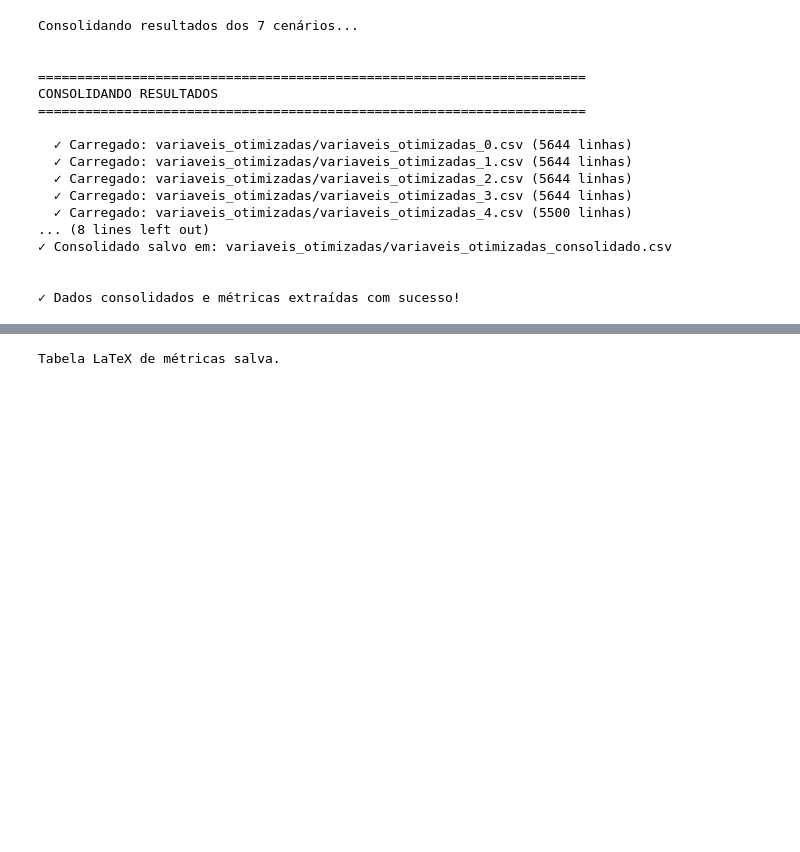
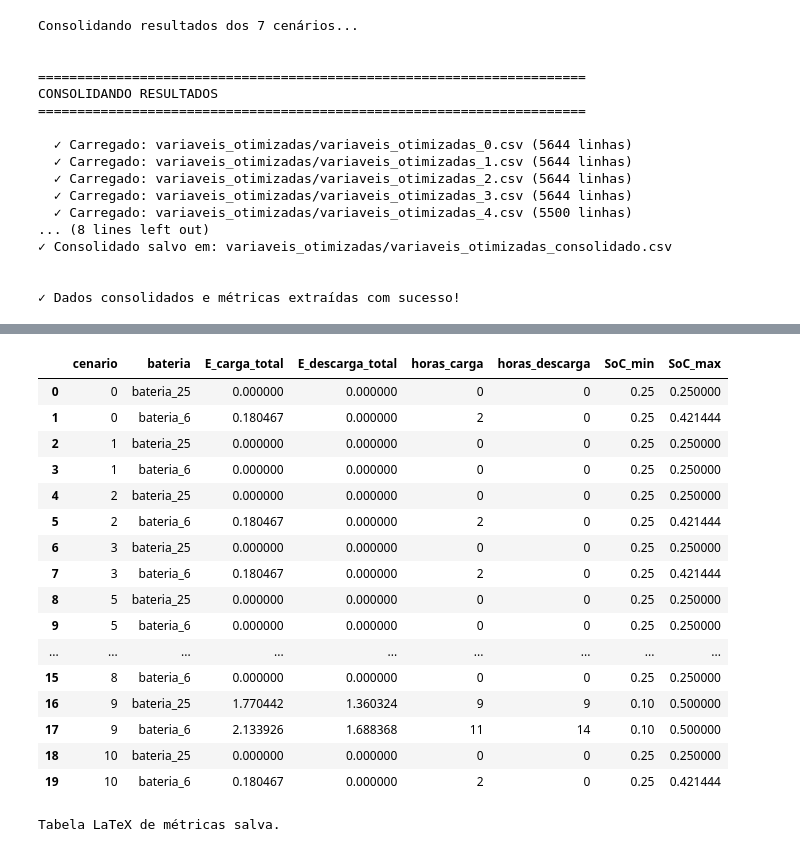
Before and after one commit to fernandosfx/smart_grid_radial_otimizado, a Jupyter notebook: relatorio_multiplas_instancias.ipynb, the cells around one changed output, grey strips where cells are left out. Cells and saved outputs as stored; diff of their text form; code cells hidden in the pictures; blank space fills up the shorter version.

```diff
--- a/relatorio_multiplas_instancias.ipynb
+++ b/relatorio_multiplas_instancias.ipynb
@@ -314,6 +315,73 @@ Lendo arquivo de cenário: variaveis_otimizadas/variaveis_otimizadas_0.csv
 | 8 | 0.000000 | 0.068413 | 14.656192 | -32.339109 | 12.635798 | 44.663592 | 0.263158 | ... |
 | 9 | 0.950479 | 4.438509 | 12.693519 | -62.024584 | 7.725521 | 15.168885 | 3.904368 | ... |
 | 10 | 0.000000 | 2.965751 | 13.801164 | -54.088211 | 13.341754 | 37.992585 | 0.180467 | ... |
+# %%
+from variaveis_otimizadas.otimo_viz import (
+    plot_topologia_basica,
+    plot_topologia_carregada,
+    plot_duration_linhas,
+    plot_duration_ren_netload,
+    gerar_tabela_parametros_cenarios,
+    gerar_tabela_linhas_criticas,
+    gerar_tabela_regime_baterias,
+)
+
+# 1 - Gerar figuras de topologia para o cenário 0 (Instância Base)
+inst_0 = f"conjuntos_instancias/dados_microrrede_{c}.csv"
+vars_0 = f"variaveis_otimizadas/variaveis_otimizadas_{c}.csv"
+
+plot_topologia_basica(inst_0, pasta_saida="figuras/figuras_topologia_c0")
+plot_topologia_carregada(inst_0, vars_0, pasta_saida="figuras/figuras_topologia_c0")
+
+# 2 - Gerar duration curve para as linhas mais críticas do cenário 0
+plot_duration_linhas(vars_0, inst_0, pasta_saida="figuras/figuras_duration_c0", top_n=5)
+
+# 3 - Gerar duration curve para renováveis e net load do cenário 0
+plot_duration_ren_netload(vars_0, inst_0, pasta_saida="figuras/figuras_duration_c0")
+
+# 4 - Gerar tabelas comparativas de parâmetros, linhas críticas e regime de baterias para os cenários
+df_par = gerar_tabela_parametros_cenarios(
+    pasta_conjuntos="conjuntos_instancias",
+    out_csv="tabelas_artigo/tabela_parametros_cenarios.csv",
+)
+df_par  # visualizar
+
+# 5 - Gerar tabela de linhas críticas
+csv_consol = "variaveis_otimizadas/variaveis_otimizadas_consolidado.csv"
+inst_base = "conjuntos_instancias/dados_microrrede_0.csv"  # topologia é a mesma
+
+df_crit = gerar_tabela_linhas_criticas(
+    consolidado_csv=csv_consol,
+    instancia_csv=inst_base,
+    out_csv="tabelas_artigo/tabela_linhas_criticas.csv",
+    top_n=5,
+)
+df_crit.head()
+
+# 6 - Gerar tabela de regime de baterias
+df_reg_bat = gerar_tabela_regime_baterias(
+    consolidado_csv=csv_consol,
+    out_csv="tabelas_artigo/tabela_regime_baterias.csv",
+)
+df_reg_bat
+# %% [output]
+|  | cenario | bateria | E_carga_total | E_descarga_total | horas_carga | horas_descarga | SoC_min | SoC_max |
+| 0 | 0 | bateria_25 | 0.000000 | 0.000000 | 0 | 0 | 0.25 | 0.250000 |
+| 1 | 0 | bateria_6 | 0.180467 | 0.000000 | 2 | 0 | 0.25 | 0.421444 |
+| 2 | 1 | bateria_25 | 0.000000 | 0.000000 | 0 | 0 | 0.25 | 0.250000 |
+| 3 | 1 | bateria_6 | 0.000000 | 0.000000 | 0 | 0 | 0.25 | 0.250000 |
+| 4 | 2 | bateria_25 | 0.000000 | 0.000000 | 0 | 0 | 0.25 | 0.250000 |
+| 5 | 2 | bateria_6 | 0.180467 | 0.000000 | 2 | 0 | 0.25 | 0.421444 |
+| 6 | 3 | bateria_25 | 0.000000 | 0.000000 | 0 | 0 | 0.25 | 0.250000 |
+| 7 | 3 | bateria_6 | 0.180467 | 0.000000 | 2 | 0 | 0.25 | 0.421444 |
+| 8 | 5 | bateria_25 | 0.000000 | 0.000000 | 0 | 0 | 0.25 | 0.250000 |
+| 9 | 5 | bateria_6 | 0.000000 | 0.000000 | 0 | 0 | 0.25 | 0.250000 |
+| ... | ... | ... | ... | ... | ... | ... | ... | ... |
+| 15 | 8 | bateria_6 | 0.000000 | 0.000000 | 0 | 0 | 0.25 | 0.250000 |
+| 16 | 9 | bateria_25 | 1.770442 | 1.360324 | 9 | 9 | 0.10 | 0.500000 |
+| 17 | 9 | bateria_6 | 2.133926 | 1.688368 | 11 | 14 | 0.10 | 0.500000 |
+| 18 | 10 | bateria_25 | 0.000000 | 0.000000 | 0 | 0 | 0.25 | 0.250000 |
+| 19 | 10 | bateria_6 | 0.180467 | 0.000000 | 2 | 0 | 0.25 | 0.421444 |
 # %%
 # Celula 4 – Exportar tabelas em formato LaTeX (para o artigo)
 out_tex_dir = Path("tabelas_artigo")
```
Also changed, not shown: parts of 2 cells of this notebook, 10 other files.
